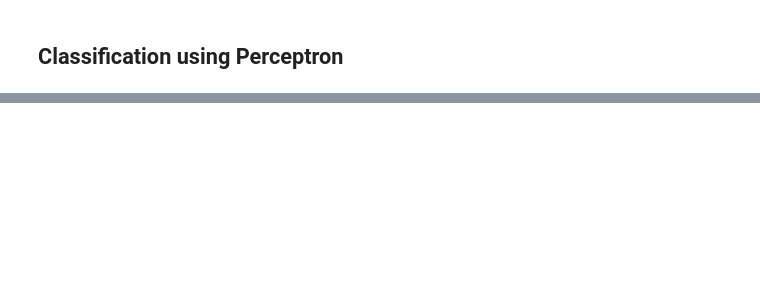
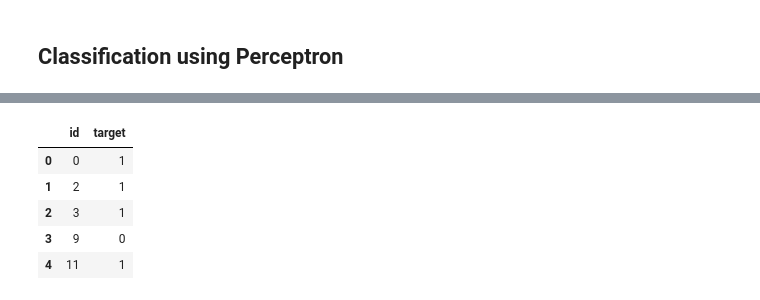
Before and after one commit to pardeep-singh/NLP-with-PyTorch, a Jupyter notebook: projects/kaggle_nlp_with_disaster_tweets/modeling.ipynb, the cells around one changed output, grey strips where cells are left out. Cells and saved outputs as stored; diff of their text form; code cells hidden in the pictures; blank space fills up the shorter version.

Commit message:
Practice Project: Kaggle NLP with Disaster Tweets
- Continue with Applying Perceptron on NLP Disaster Tweets Dataset.

```diff
--- a/projects/kaggle_nlp_with_disaster_tweets/modeling.ipynb
+++ b/projects/kaggle_nlp_with_disaster_tweets/modeling.ipynb
@@ -121,0 +126,2 @@ AttributeError: 'list' object has no attribute 'lower'
+# %%
+test_dataset = pd.read_csv("data/test.csv")
@@ -121,0 +145,6 @@ AttributeError: 'list' object has no attribute 'lower'
+# %%
+results = []
+for id, _, _, tweet in test_dataset.values:
+    prediction = utils.predict_class(classifier, dataset.get_vectorizer(), tweet)
+    results.append([id, prediction])
+print(results[:10])
@@ -121,0 +154,10 @@ AttributeError: 'list' object has no attribute 'lower'
+# %%
+submission_df = pd.DataFrame(results, columns=["id", "target"])
+submission_df.head()
+# %% [output]
+|  | id | target |
+| 0 | 0 | 1 |
+| 1 | 2 | 1 |
+| 2 | 3 | 1 |
+| 3 | 9 | 0 |
+| 4 | 11 | 1 |
```
Also changed, not shown: parts of 12 cells of this notebook, 2 other files.
